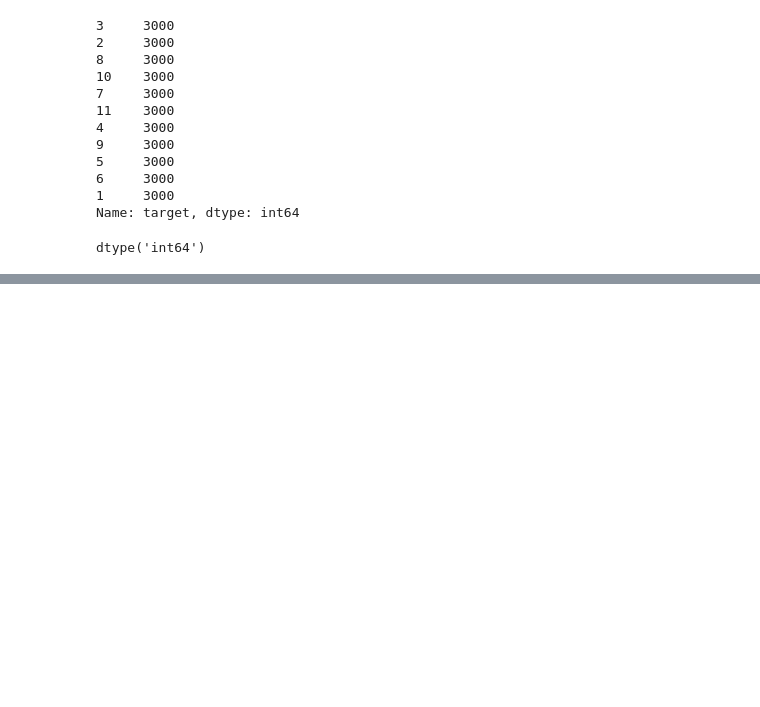
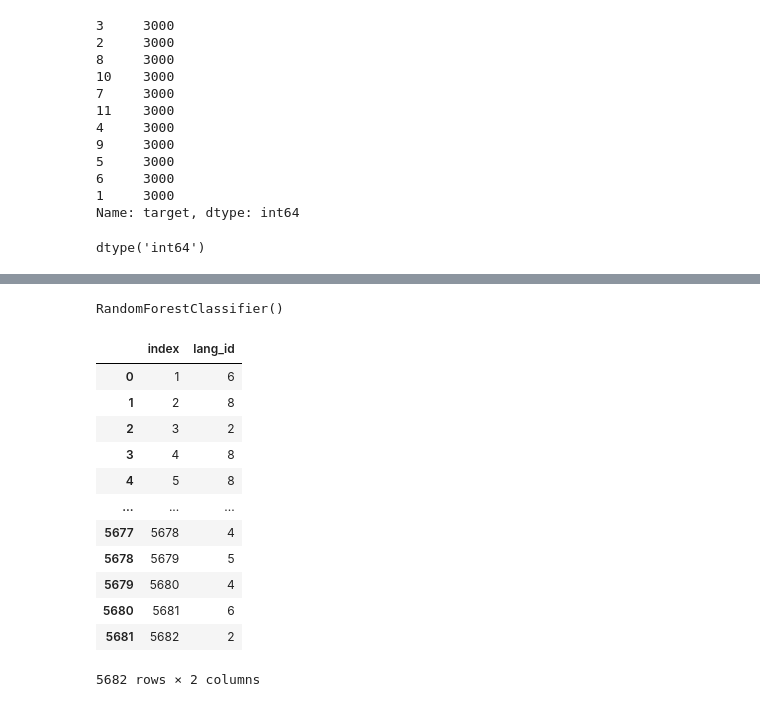
Before and after one commit to Tayor-Doofs/SouthAfricanLanguagesClassification, a Jupyter notebook: Classification_Exam.ipynb, the cells around one changed output, grey strips where cells are left out. Cells and saved outputs as stored; diff of their text form; code cells hidden in the pictures; blank space fills up the shorter version.

```diff
--- a/Classification_Exam.ipynb
+++ b/Classification_Exam.ipynb
@@ -201,0 +211,2 @@ The F1 score is:  0.985990993927685
+# %%
+index = test['index']
@@ -201,0 +215,23 @@ The F1 score is:  0.985990993927685
+# %%
+clf=RandomForestClassifier()
+clf.fit(X_train,y_train)
+# %% [output]
+RandomForestClassifier()
+# %%
+subm = pd.DataFrame(list(zip(index, y_pred)), columns = ['index','lang_id'])
+
+subm
+# %% [output]
+|  | index | lang_id |
+| 0 | 1 | 6 |
+| 1 | 2 | 8 |
+| 2 | 3 | 2 |
+| 3 | 4 | 8 |
+| 4 | 5 | 8 |
+| ... | ... | ... |
+| 5677 | 5678 | 4 |
+| 5678 | 5679 | 5 |
+| 5679 | 5680 | 4 |
+| 5680 | 5681 | 6 |
+| 5681 | 5682 | 2 |
+5682 rows × 2 columns
```
Also changed, not shown: parts of 8 cells of this notebook, 1 other file.
